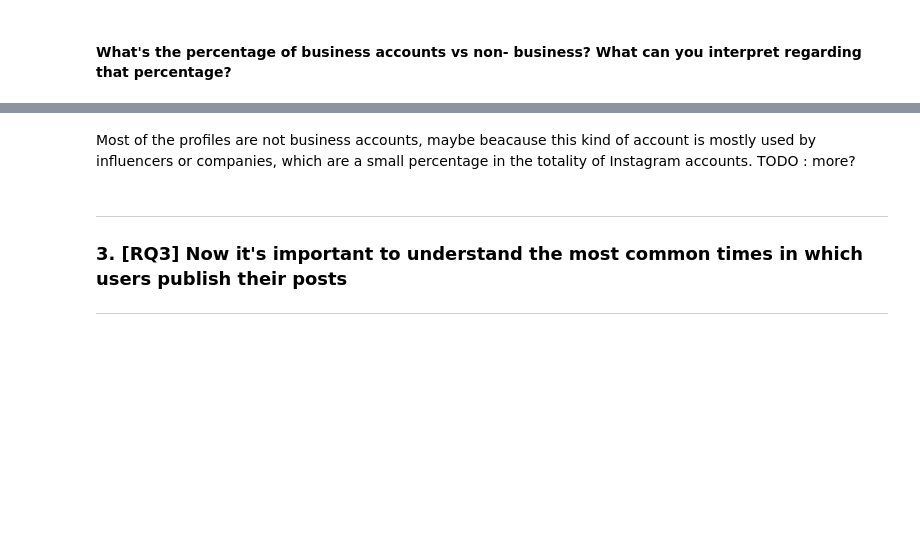
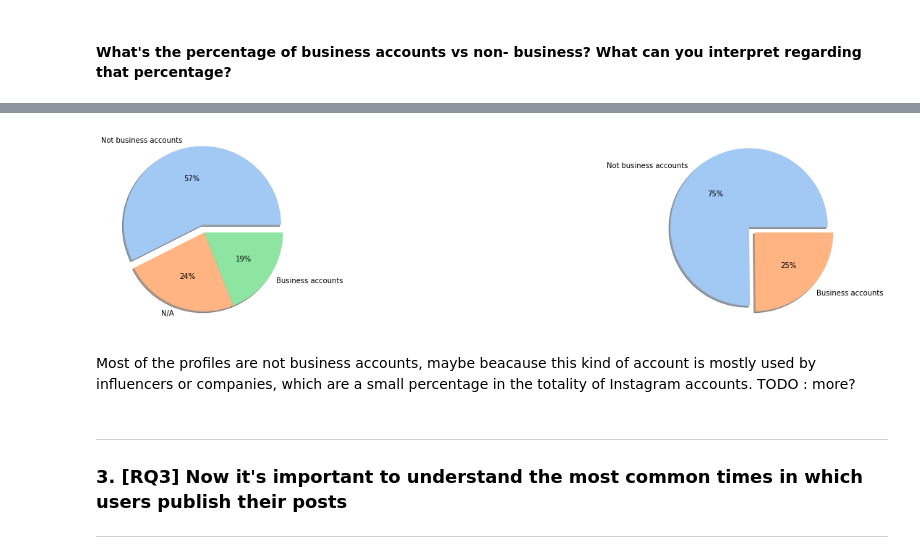
Before and after one commit to Prot10/ADM_HW_2, a Jupyter notebook: general.ipynb, the cells around one changed output, grey strips where cells are left out. Saved outputs shown, nothing was run; the diff lists cells and outputs as text; code cells hidden in the pictures; blank space fills up the shorter version.

```diff
--- a/general.ipynb
+++ b/general.ipynb
@@ -651,20 +717,22 @@ b_prof
 # %%
 #Plots
 plt.figure(1, figsize=(25, 5))
 colors = sns.color_palette('pastel')[0:4]
 explode1 = (0.1, 0)
 explode2 = (0.1, 0, 0)
 
 plt.subplot(1, 2, 1)
 labels=['Not business accounts', 'N/A', 'Business accounts']
 plt.pie(b_prof, explode=explode2, labels=labels, colors=colors, autopct='%.0f%%', shadow=True)
 
 
 plt.subplot(1, 2, 2)
 labels=['Not business accounts', 'Business accounts']
-plt.pie(b_prof[~b_prof.index=='NaN'], explode=explode1, labels=labels, colors=colors, autopct='%.0f%%', shadow=True)
+plt.pie(b_prof[b_prof.index!='<NA>'], explode=explode1, labels=labels, colors=colors, autopct='%.0f%%', shadow=True)
 
 plt.show()
+# %% [output]
+[figure, added]
 # %% [markdown]
 Most of the profiles are not business accounts, maybe beacause this kind of account is mostly used by influencers or companies, which are a small percentage in the totality of Instagram accounts.
 TODO : more?
```
Also changed, not shown: parts of 16 cells of this notebook, 1 other file.
